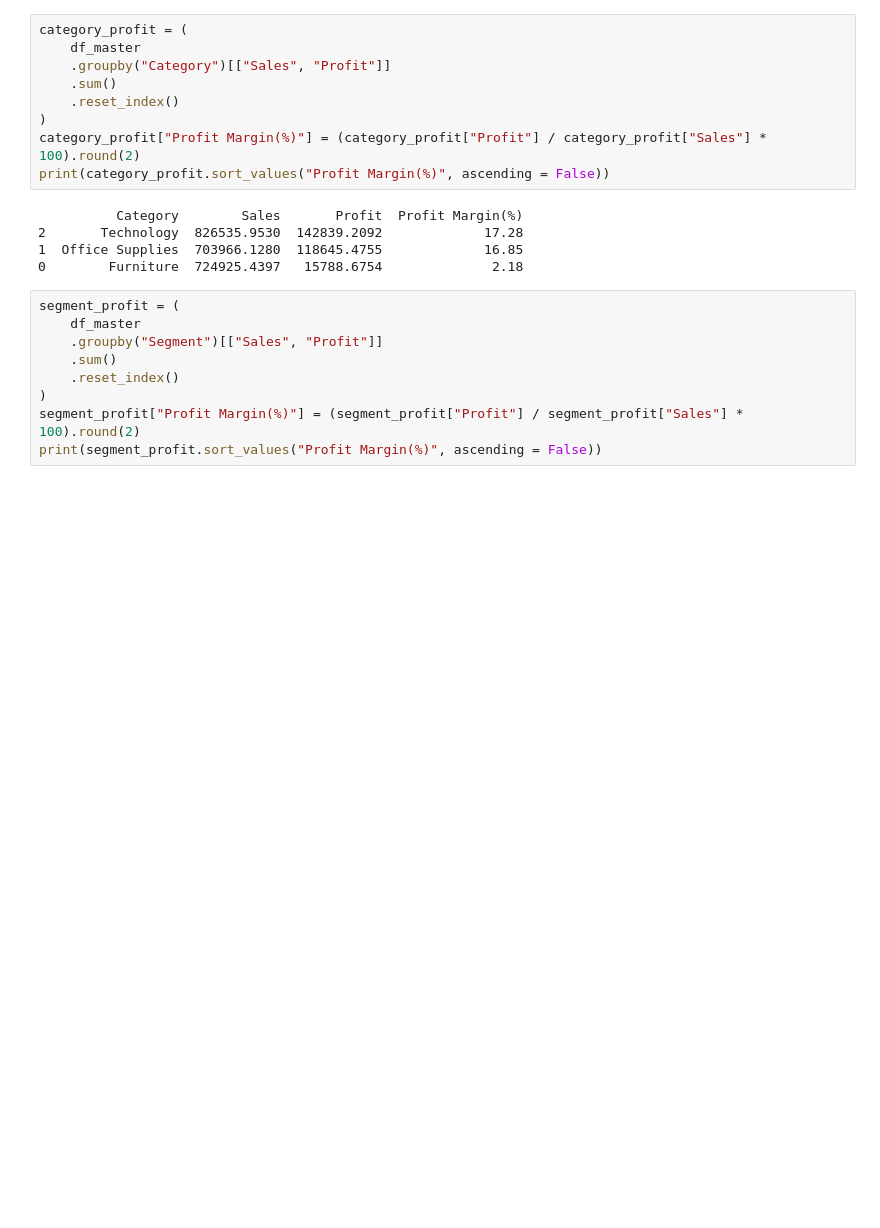
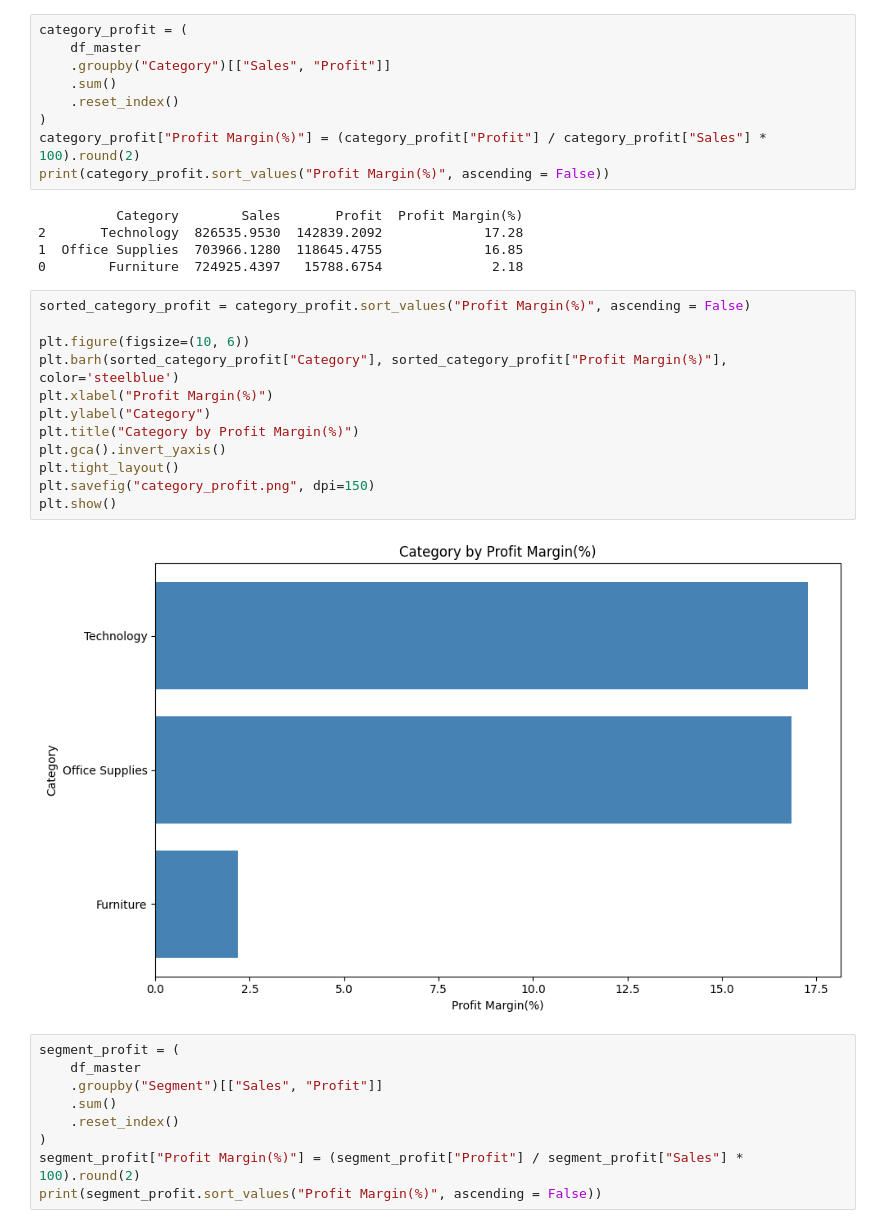
Before and after one commit to VaibhavNileshKumarDave/synent-task5-salesanalysis-vaibhav-dave, a Jupyter notebook: notebooks/salesanalysis.ipynb, the cells around one changed output. Saved outputs shown, nothing was run; the diff lists cells and outputs as text; blank space fills up the shorter version.

```diff
--- a/notebooks/salesanalysis.ipynb
+++ b/notebooks/salesanalysis.ipynb
@@ -227,6 +263,20 @@ print(category_profit.sort_values("Profit Margin(%)", ascending = False))
 2       Technology  826535.9530  142839.2092             17.28
 1  Office Supplies  703966.1280  118645.4755             16.85
 0        Furniture  724925.4397   15788.6754              2.18
+# %%
+sorted_category_profit = category_profit.sort_values("Profit Margin(%)", ascending = False)
+
+plt.figure(figsize=(10, 6))
+plt.barh(sorted_category_profit["Category"], sorted_category_profit["Profit Margin(%)"], color='steelblue')
+plt.xlabel("Profit Margin(%)")
+plt.ylabel("Category")
+plt.title("Category by Profit Margin(%)")
+plt.gca().invert_yaxis()
+plt.tight_layout()
+plt.savefig("category_profit.png", dpi=150)
+plt.show()
+# %% [output]
+[figure, added]
 # %%
 segment_profit = (
     df_master
```
Also changed, not shown: parts of 5 cells of this notebook, 5 other files.
